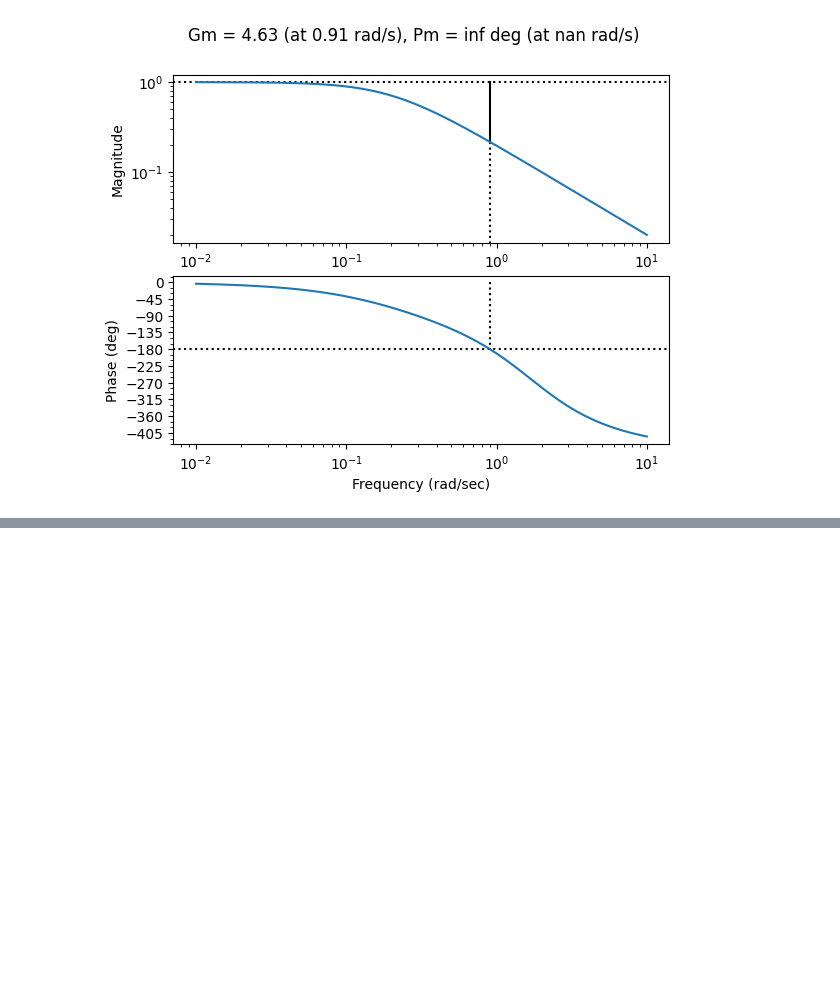
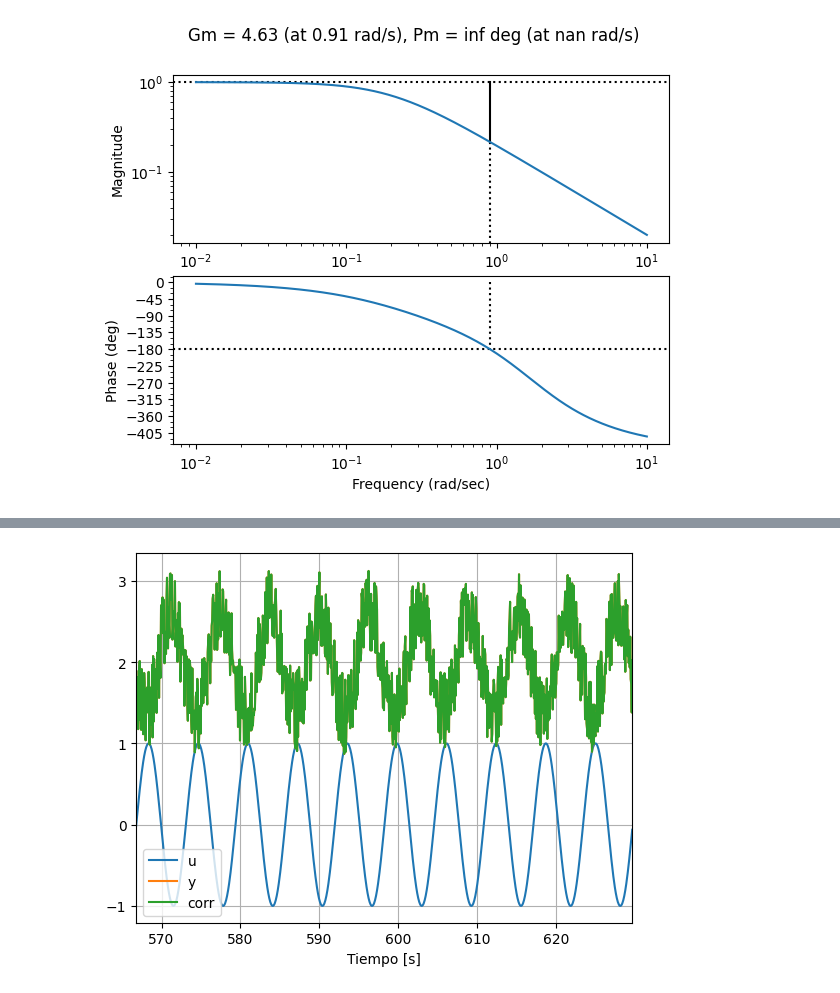
Before and after one commit to pgonfiuba/ica, a Jupyter notebook: 3. No parametrica/identificacion_frecuencial.ipynb, the cells around one changed output, grey strips where cells are left out. Cells and saved outputs as stored; diff of their text form; code cells hidden in the pictures; blank space fills up the shorter version.

Commit message:
estimacion bode

```diff
--- a/3. No parametrica/identificacion_frecuencial.ipynb
+++ b/3. No parametrica/identificacion_frecuencial.ipynb
@@ -103,0 +115,93 @@ mag, phase, omega = ctrl.bode_plot(G,plot=True,margins=True)
+# %%
+# Respuesta en Frecuencia de un Motor de CC
+s=ctrl.TransferFunction.s
+
+# Modelo de la Planta
+G= 2/s/(3*s+1);
+
+# Bode Exacto
+mag,phase,w_calc = ctrl.bode_plot(G,plot=False)
+
+# Amplitud de la senoidal de prueba
+u1 = 1
+# Amplitud de la perturbación
+v1 = 1
+
+mag_ident = np.zeros_like(mag)
+phase_ident = np.zeros_like(phase)
+mag_ident_fft = np.zeros_like(mag)
+phase_ident_fft = np.zeros_like(phase)
+
+i = 0
+# Ensayo para las frecuencias que calculó el bode "analítico"
+n_w_analisis = len(w_calc)
+for w in w_calc[0:n_w_analisis]:
+    # Tiempo del ensayo
+	# Considero nwc ciclos muestreado a ws=nws*w
+    nw_ciclos = 100
+    nw_samples = 100
+    t = np.arange(0, 2*np.pi/w*nw_ciclos, 2*np.pi/w/nw_samples)   # tiempo de simulación
+    N = int(0.8*nw_ciclos)*nw_samples
+    idx_analisis = len(t)-np.arange(N,0,-1)
+
+    u = u1*np.sin(w*t)
+    # Respuesta con perturbación
+    v = v1*(np.random.rand(len(t))-.5)
+    # Perturbación senoidal a w=0.5 rad/s
+    #v = v1*np.sin(0.5*t)
+    # Perturbación rampa
+    #v = v1*t
+
+    t_sim,y  = ctrl.forced_response(G, T=t, U=u) + v
+
+    # Analisis por correlación
+    Ic = np.sum(y[idx_analisis] * np.cos(w*t[idx_analisis]))
+    Is = np.sum(y[idx_analisis] * np.sin(w*t[idx_analisis]))
+    mag_ident[i] = np.sqrt(Ic**2+Is**2)*2/u1/N
+    phase_ident[i] = np.arctan2(Ic,Is)
+
+    # Analisis por FFT
+    Y = np.fft.fft(y[idx_analisis])
+    U = np.fft.fft(u[idx_analisis])
+    k = np.argmin(np.abs(np.fft.fftfreq(len(idx_analisis), t[1]-t[0])*2*np.pi - w))
+    H = Y[k] / U[k]
+    mag_ident_fft[i] = np.abs(H)
+    phase_ident_fft[i] = np.angle(H)
+
+    i+=1
+    if i==n_w_analisis//2:
+        plt.figure()
+        plt.plot(t,u, label='u')
+        plt.plot(t,y,label='y')
+        plt.plot(t[idx_analisis],y[idx_analisis],label='corr')
+        plt.xlim(t[-10*nw_samples],t[-1])
+        plt.xlabel('Tiempo [s]')
+        plt.grid()
+        plt.legend()
+        plt.show()
+
+# Limito el valor de la fase entre 0 y -2pi
+fase_corr = np.where(phase_ident > 0, phase_ident - 2*np.pi, phase_ident)
+fase_corr_fft = np.where(phase_ident_fft > 0, phase_ident_fft - 2*np.pi, phase_ident_fft)
+
+plt.figure()
+plt.subplot(211)
+plt.semilogx(w_calc,20*np.log10(mag),label='Analítico')
+plt.semilogx(w_calc,20*np.log10(mag_ident),label='Correlación')
+plt.semilogx(w_calc,20*np.log10(mag_ident_fft),label='FFT')
+plt.xlim(w_calc[0],w_calc[n_w_analisis-1])
+plt.ylabel('Ganancia [dB]')
+plt.grid;plt.legend()
+plt.subplot(212);
+plt.semilogx(w_calc,phase*180/np.pi,label='Analítico');
+plt.semilogx(w_calc,fase_corr*180/np.pi,label='Correlación')
+plt.semilogx(w_calc,fase_corr_fft*180/np.pi,label='FFT')
+
+plt.xlim(w_calc[0],w_calc[n_w_analisis-1])
+plt.ylim(-180,0)
+plt.ylabel('Fase [°]')
+plt.xlabel('$\omega$ [rad/s]')
+plt.grid;#plt.legend()
+plt.show()
+# %% [output]
+[figure, added]
```
Also changed, not shown: parts of 3 cells of this notebook.
